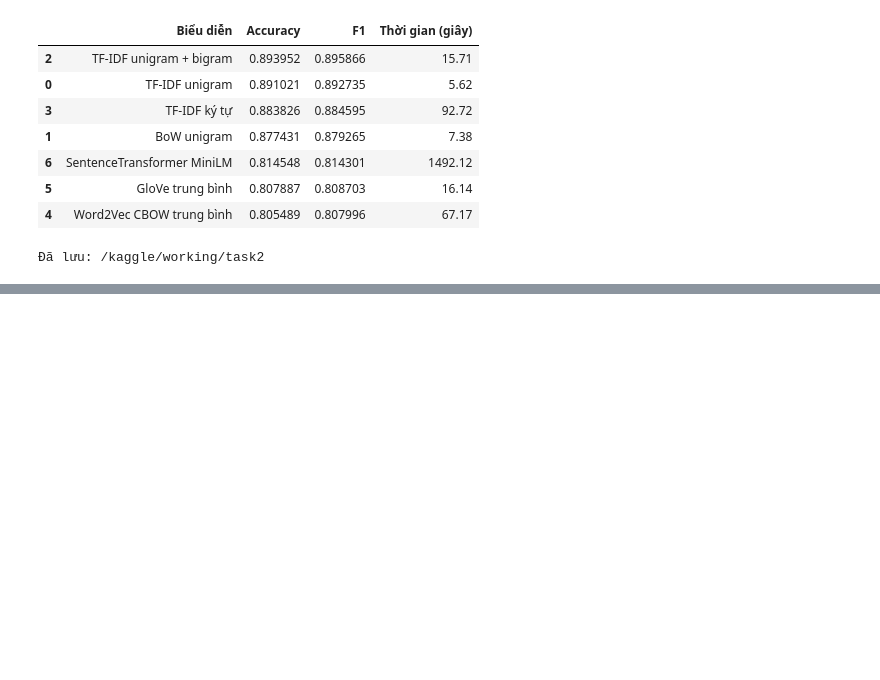
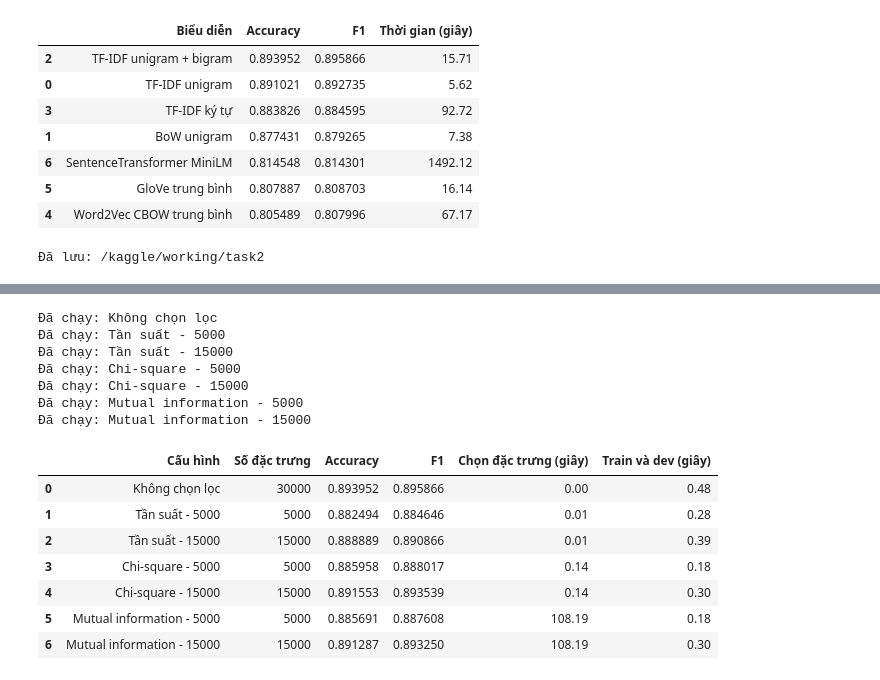
Before and after one commit to bangphan1311/NLP, a Jupyter notebook: HW03_IMDB/notebooks/hw03-imdb-sentiment.ipynb, the cells around one changed output, grey strips where cells are left out. Drawn from its saved outputs; the diff is of its cells as text; code cells hidden in the pictures; blank space fills up the shorter version.

```diff
--- a/HW03_IMDB/notebooks/hw03-imdb-sentiment.ipynb
+++ b/HW03_IMDB/notebooks/hw03-imdb-sentiment.ipynb
@@ -849,0 +941,63 @@ print("Đã lưu:", task2_dir)
+# %%
+fs_results = []
+fs_indices = {}
+fs_models = {}
+
+def evaluate_features(name, indices, selection_time):
+    start = time.perf_counter()
+
+    model = LogisticRegression(
+        C=1.0, solver="liblinear",
+        max_iter=1000, random_state=42
+    )
+    model.fit(X_train_fs[:, indices], y_train)
+    predictions = model.predict(X_dev_fs[:, indices])
+
+    fs_results.append({
+        "Cấu hình": name,
+        "Số đặc trưng": len(indices),
+        "Accuracy": accuracy_score(y_dev, predictions),
+        "F1": f1_score(y_dev, predictions),
+        "Chọn đặc trưng (giây)": round(selection_time, 2),
+        "Train và dev (giây)": round(time.perf_counter() - start, 2)
+    })
+
+    fs_indices[name] = indices
+    fs_models[name] = model
+    print("Đã chạy:", name)
+
+evaluate_features(
+    "Không chọn lọc", np.arange(X_train_fs.shape[1]), 0
+)
+
+for method, scores in feature_scores.items():
+    start = time.perf_counter()
+    ranking = np.argsort(
+        -np.nan_to_num(scores, nan=0.0), kind="stable"
+    )
+    ranking_time = time.perf_counter() - start
+
+    for k in [5000, 15000]:
+        evaluate_features(
+            f"{method} - {k}",
+            np.sort(ranking[:k]),
+            selection_seconds[method] + ranking_time
+        )
+
+display(pd.DataFrame(fs_results))
+# %% [output]
+Đã chạy: Không chọn lọc
+Đã chạy: Tần suất - 5000
+Đã chạy: Tần suất - 15000
+Đã chạy: Chi-square - 5000
+Đã chạy: Chi-square - 15000
+Đã chạy: Mutual information - 5000
+Đã chạy: Mutual information - 15000
+|  | Cấu hình | Số đặc trưng | Accuracy | F1 | Chọn đặc trưng (giây) | Train và dev (giây) |
+| 0 | Không chọn lọc | 30000 | 0.893952 | 0.895866 | 0.00 | 0.48 |
+| 1 | Tần suất - 5000 | 5000 | 0.882494 | 0.884646 | 0.01 | 0.28 |
+| 2 | Tần suất - 15000 | 15000 | 0.888889 | 0.890866 | 0.01 | 0.39 |
+| 3 | Chi-square - 5000 | 5000 | 0.885958 | 0.888017 | 0.14 | 0.18 |
+| 4 | Chi-square - 15000 | 15000 | 0.891553 | 0.893539 | 0.14 | 0.30 |
+| 5 | Mutual information - 5000 | 5000 | 0.885691 | 0.887608 | 108.19 | 0.18 |
+| 6 | Mutual information - 15000 | 15000 | 0.891287 | 0.893250 | 108.19 | 0.30 |
```
Also changed, not shown: parts of 5 cells of this notebook, 4 other files.
